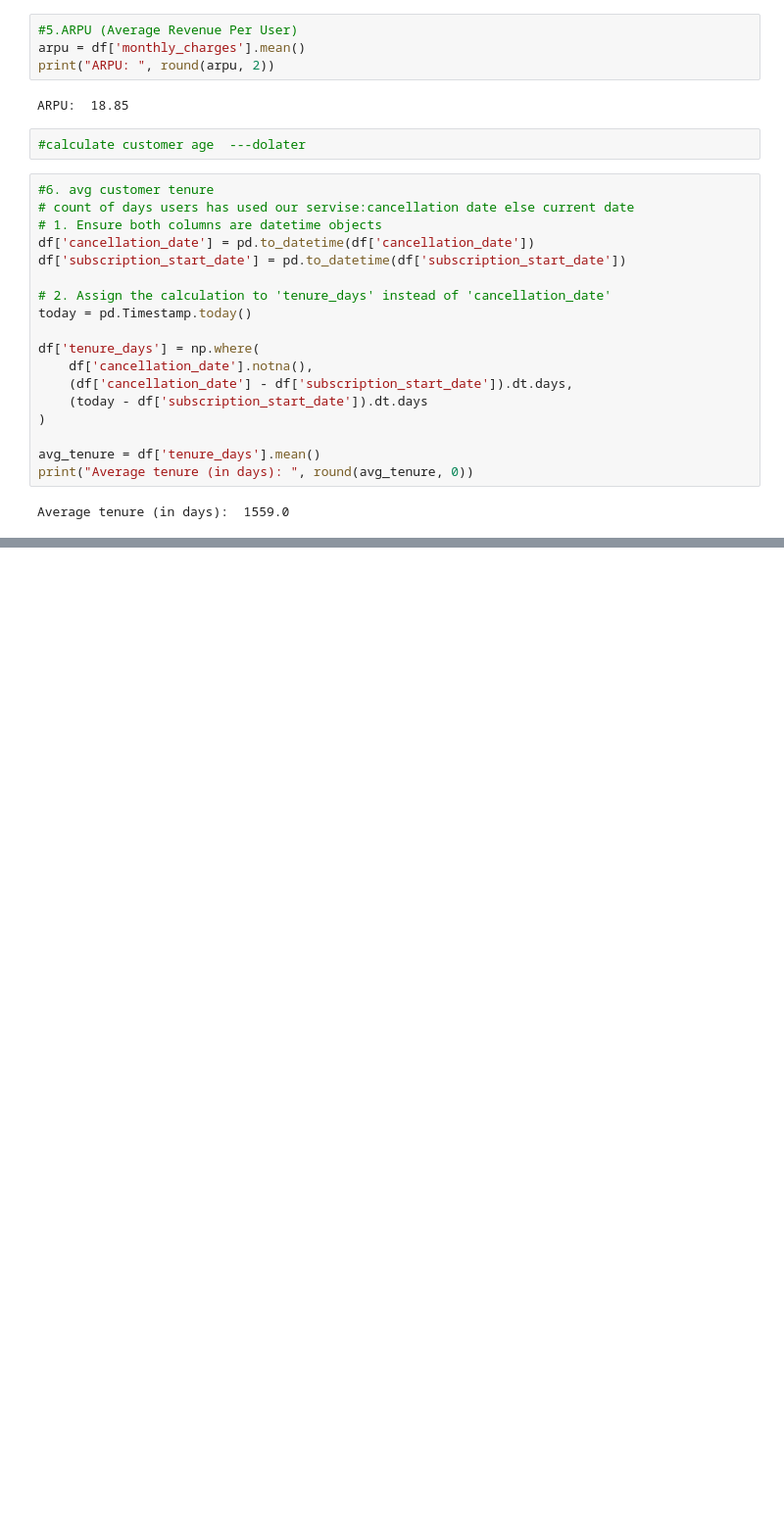
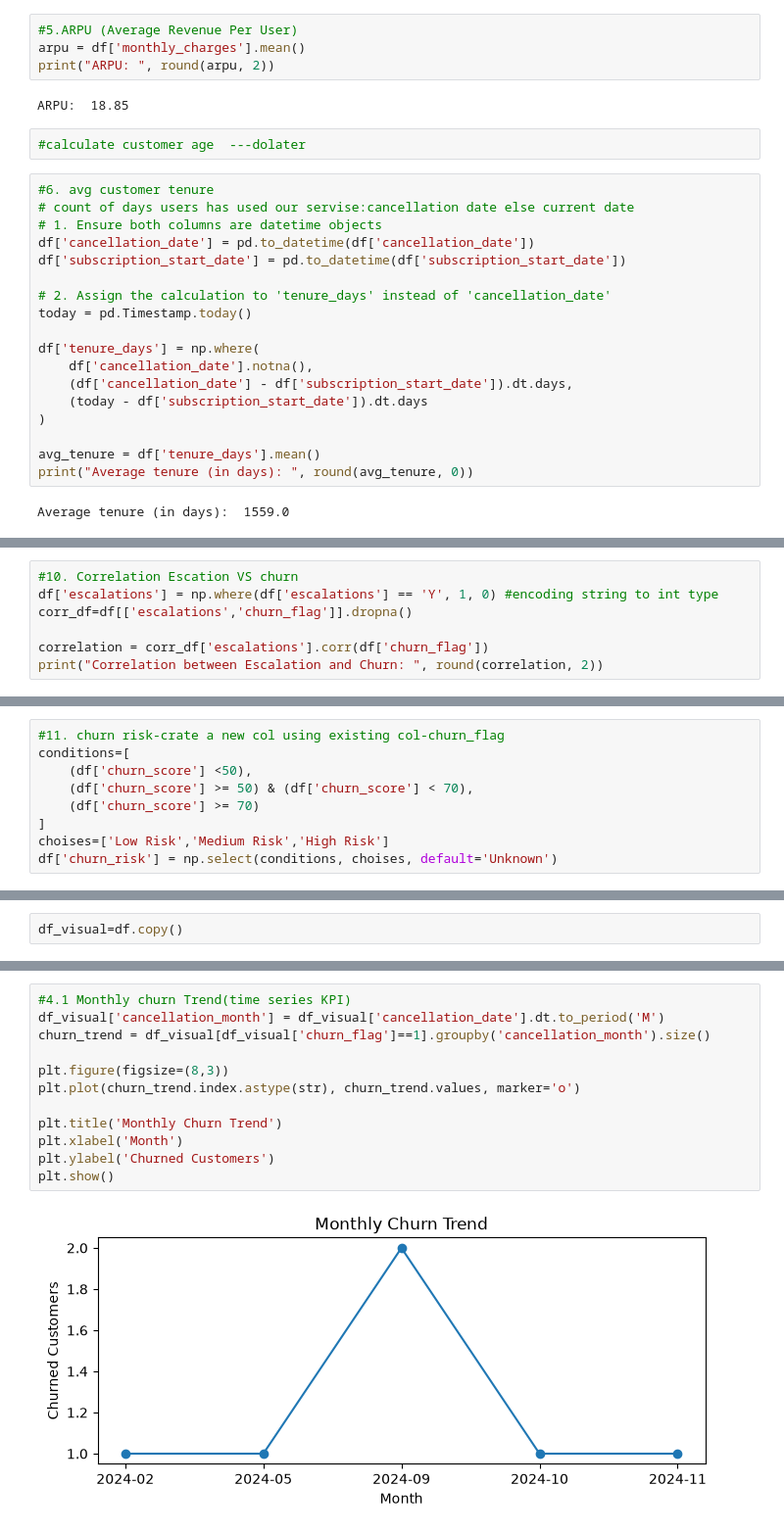
Before and after one commit to Reshmila2002/churn-analysis-project, a Jupyter notebook: churn_analysis_project.ipynb, the cells around one changed output, grey strips where cells are left out. Shown at 98% size. Saved outputs shown, nothing was run; the diff lists cells and outputs as text; blank space fills up the shorter version.

Commit message:
visualizations

```diff
--- a/churn_analysis_project.ipynb
+++ b/churn_analysis_project.ipynb
@@ -350,0 +369,7 @@ Average tenure (in days):  1559.0
+# %%
+#10. Correlation Escation VS churn
+df['escalations'] = np.where(df['escalations'] == 'Y', 1, 0) #encoding string to int type
+corr_df=df[['escalations','churn_flag']].dropna()
+
+correlation = corr_df['escalations'].corr(df['churn_flag'])
+print("Correlation between Escalation and Churn: ", round(correlation, 2))
@@ -350,0 +378,9 @@ Average tenure (in days):  1559.0
+# %%
+#11. churn risk-crate a new col using existing col-churn_flag
+conditions=[
+    (df['churn_score'] <50),
+    (df['churn_score'] >= 50) & (df['churn_score'] < 70),
+    (df['churn_score'] >= 70)
+]
+choises=['Low Risk','Medium Risk','High Risk']
+df['churn_risk'] = np.select(conditions, choises, default='Unknown')
@@ -350,0 +398,2 @@ Average tenure (in days):  1559.0
+# %%
+df_visual=df.copy()
@@ -350,0 +410,14 @@ Average tenure (in days):  1559.0
+# %%
+#4.1 Monthly churn Trend(time series KPI)
+df_visual['cancellation_month'] = df_visual['cancellation_date'].dt.to_period('M')
+churn_trend = df_visual[df_visual['churn_flag']==1].groupby('cancellation_month').size()
+
+plt.figure(figsize=(8,3))
+plt.plot(churn_trend.index.astype(str), churn_trend.values, marker='o')
+
+plt.title('Monthly Churn Trend')
+plt.xlabel('Month')
+plt.ylabel('Churned Customers')
+plt.show()
+# %% [output]
+[figure, added]
```
Also changed, not shown: parts of 15 cells of this notebook.
